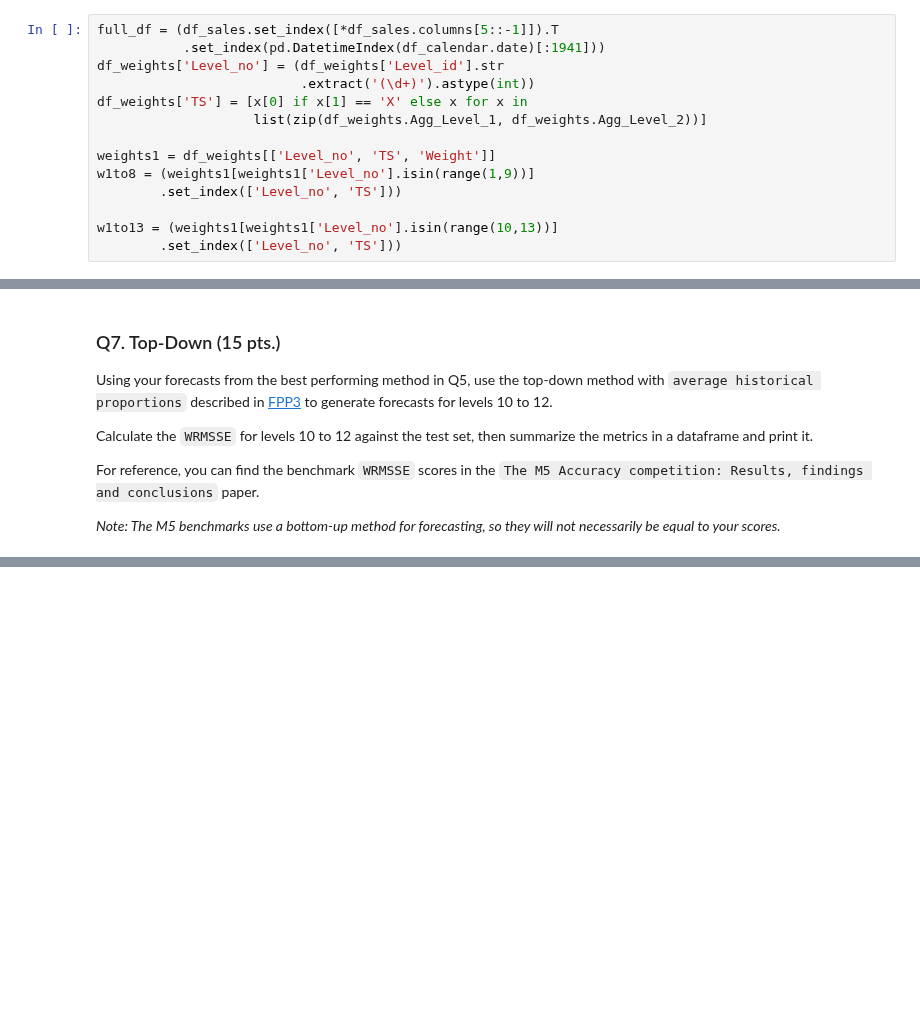
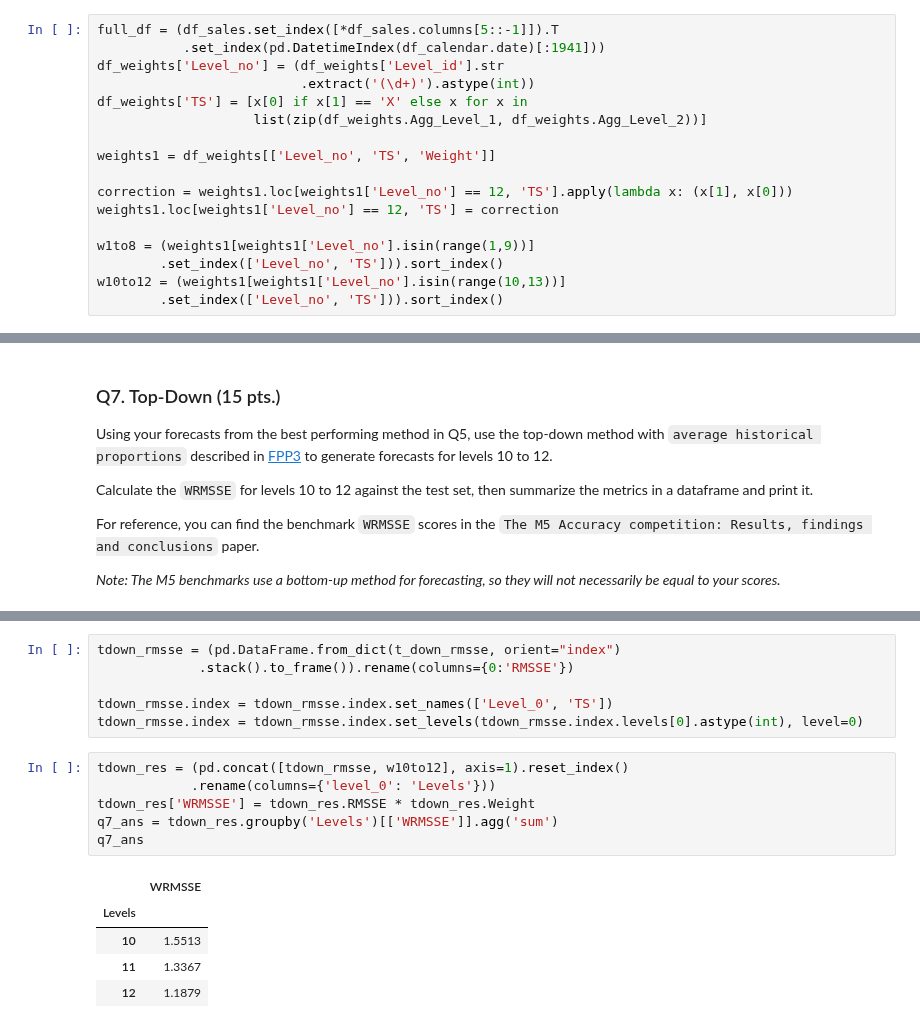
Before and after one commit to adrianemikko/tsa2021-m5, a Jupyter notebook: The Final Project 1.ipynb, the cells around one changed output, grey strips where cells are left out. Drawn from its saved outputs; the diff is of its cells as text; blank space fills up the shorter version.

```diff
--- a/The Final Project 1.ipynb
+++ b/The Final Project 1.ipynb
@@ -314,11 +312,14 @@ df_weights['TS'] = [x[0] if x[1] == 'X' else x for x in
                     list(zip(df_weights.Agg_Level_1, df_weights.Agg_Level_2))]
 
 weights1 = df_weights[['Level_no', 'TS', 'Weight']]
+
+correction = weights1.loc[weights1['Level_no'] == 12, 'TS'].apply(lambda x: (x[1], x[0]))
+weights1.loc[weights1['Level_no'] == 12, 'TS'] = correction
+
 w1to8 = (weights1[weights1['Level_no'].isin(range(1,9))]
-        .set_index(['Level_no', 'TS']))
-
-w1to13 = (weights1[weights1['Level_no'].isin(range(10,13))]
-        .set_index(['Level_no', 'TS']))
+        .set_index(['Level_no', 'TS'])).sort_index()
+w10to12 = (weights1[weights1['Level_no'].isin(range(10,13))]
+        .set_index(['Level_no', 'TS'])).sort_index()
 # %% [markdown]
 ### Q6. Bottom-Up (15 pts.)
 
@@ -368,0 +369,18 @@ NameError: name 'full_df' is not defined
+# %%
+tdown_rmsse = (pd.DataFrame.from_dict(t_down_rmsse, orient="index")
+             .stack().to_frame()).rename(columns={0:'RMSSE'})
+
+tdown_rmsse.index = tdown_rmsse.index.set_names(['Level_0', 'TS'])
+tdown_rmsse.index = tdown_rmsse.index.set_levels(tdown_rmsse.index.levels[0].astype(int), level=0)
+# %%
+tdown_res = (pd.concat([tdown_rmsse, w10to12], axis=1).reset_index()
+            .rename(columns={'level_0': 'Levels'}))
+tdown_res['WRMSSE'] = tdown_res.RMSSE * tdown_res.Weight
+q7_ans = tdown_res.groupby('Levels')[['WRMSSE']].agg('sum')
+q7_ans
+# %% [output]
+|  | WRMSSE |
+| Levels |  |
+| 10 | 1.5513 |
+| 11 | 1.3367 |
+| 12 | 1.1879 |
```
Also changed, not shown: parts of 5 cells of this notebook.
